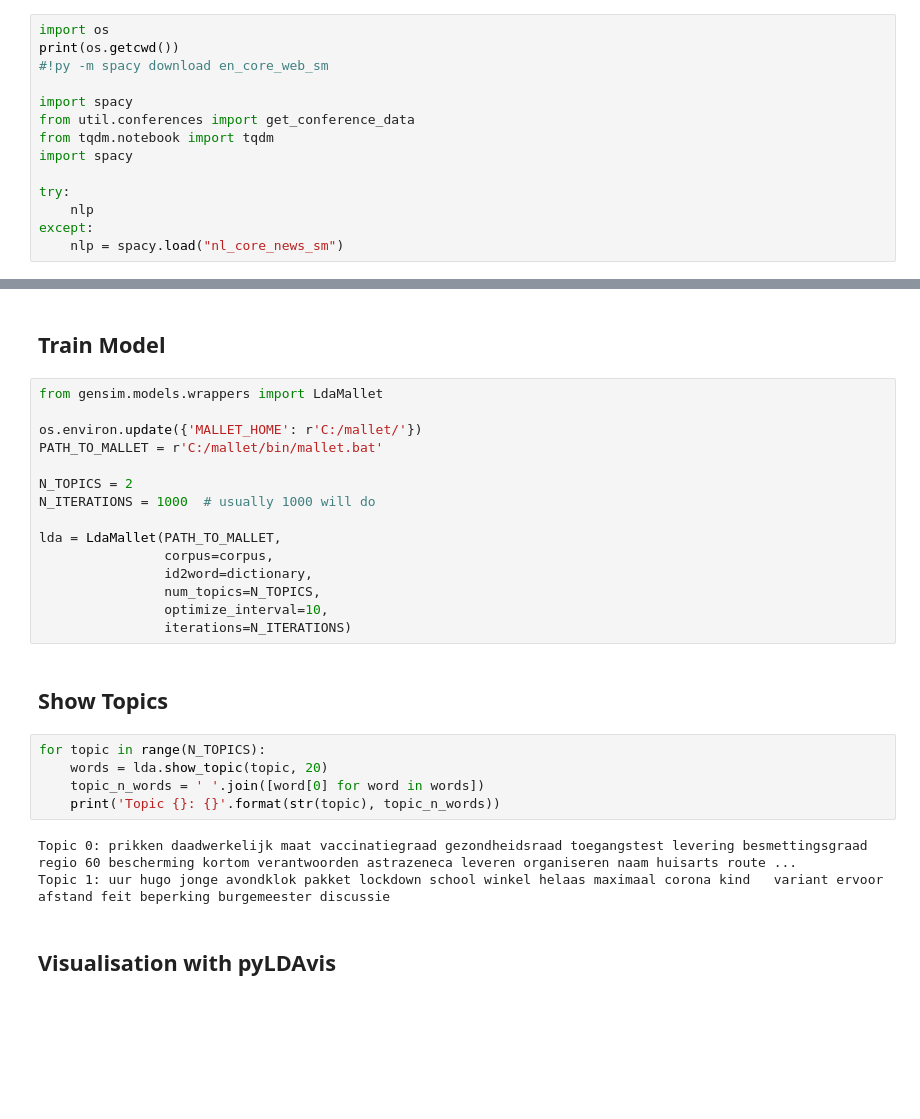
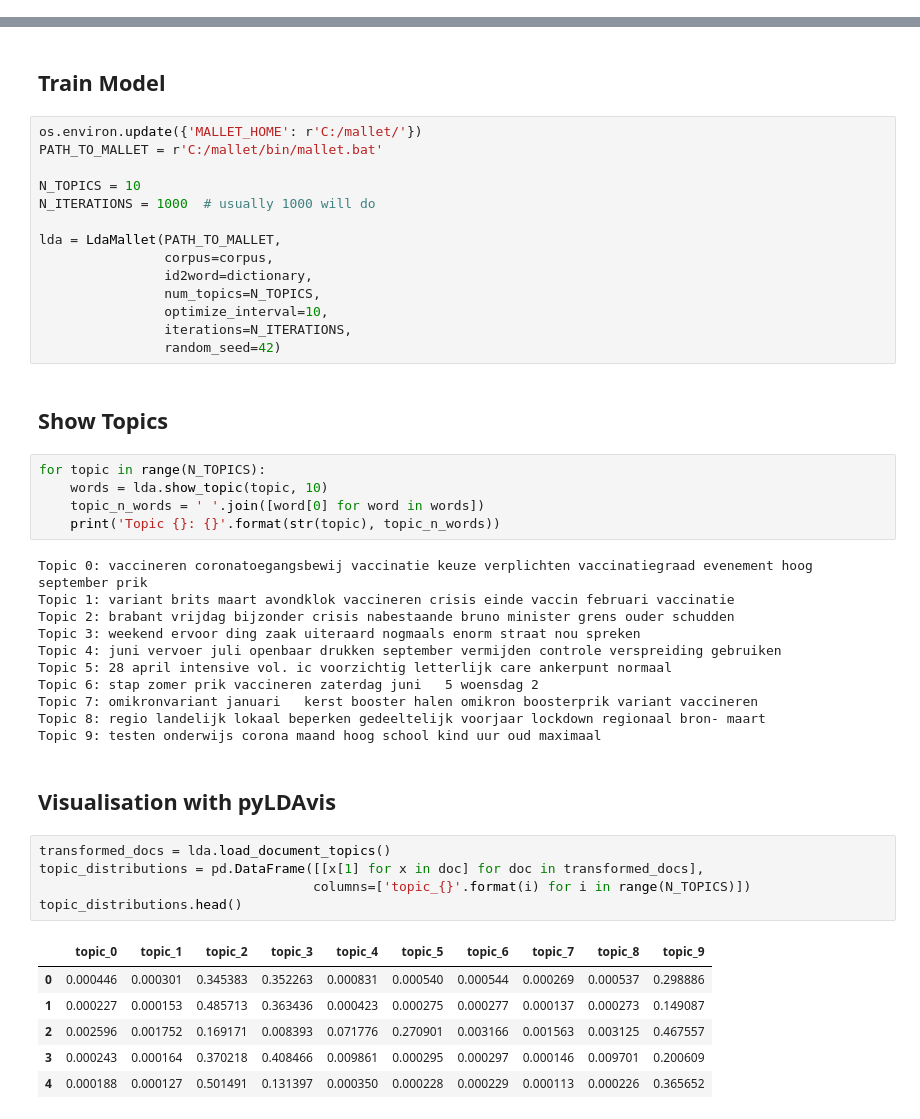
Before and after one commit to matthiasmeester/dm_project, a Jupyter notebook: src/analyses/Topic Modeling Visualisation.ipynb, the cells around one changed output, grey strips where cells are left out. Drawn from its saved outputs; the diff is of its cells as text; blank space fills up the shorter version.

```diff
--- a/src/analyses/Topic Modeling Visualisation.ipynb
+++ b/src/analyses/Topic Modeling Visualisation.ipynb
@@ -5,17 +5,3 @@ After preprocessing we have to vectorize our preprocessed text and train our top
 </div>
 # %% [markdown]
 ## Imports
-# %%
-import os
-print(os.getcwd())
-#!py -m spacy download en_core_web_sm
-
-import spacy
-from util.conferences import get_conference_data
-from tqdm.notebook import tqdm
-import spacy
-
-try:
-    nlp
-except:
-    nlp = spacy.load("nl_core_news_sm")
@@ -59,12 +69,10 @@ dictionary
 # %% [markdown]
 ## Train Model
 # %%
-from gensim.models.wrappers import LdaMallet
-
 os.environ.update({'MALLET_HOME': r'C:/mallet/'})
 PATH_TO_MALLET = r'C:/mallet/bin/mallet.bat'
 
-N_TOPICS = 2
+N_TOPICS = 10
 N_ITERATIONS = 1000  # usually 1000 will do
 
 lda = LdaMallet(PATH_TO_MALLET,
@@ -72,17 +80,38 @@ lda = LdaMallet(PATH_TO_MALLET,
                 id2word=dictionary,
                 num_topics=N_TOPICS,
                 optimize_interval=10,
-                iterations=N_ITERATIONS)
+                iterations=N_ITERATIONS,
+                random_seed=42)
 # %% [markdown]
 ## Show Topics
 # %%
 for topic in range(N_TOPICS):
-    words = lda.show_topic(topic, 20)
+    words = lda.show_topic(topic, 10)
     topic_n_words = ' '.join([word[0] for word in words])
     print('Topic {}: {}'.format(str(topic), topic_n_words))
 # %% [output]
-Topic 0: prikken daadwerkelijk maat vaccinatiegraad gezondheidsraad toegangstest levering besmettingsgraad regio 60 bescherming kortom verantwoorden astrazeneca leveren organiseren naam huisarts route ...
-Topic 1: uur hugo jonge avondklok pakket lockdown school winkel helaas maximaal corona kind   variant ervoor afstand feit beperking burgemeester discussie
+Topic 0: vaccineren coronatoegangsbewij vaccinatie keuze verplichten vaccinatiegraad evenement hoog september prik
+Topic 1: variant brits maart avondklok vaccineren crisis einde vaccin februari vaccinatie
+Topic 2: brabant vrijdag bijzonder crisis nabestaande bruno minister grens ouder schudden
+Topic 3: weekend ervoor ding zaak uiteraard nogmaals enorm straat nou spreken
+Topic 4: juni vervoer juli openbaar drukken september vermijden controle verspreiding gebruiken
+Topic 5: 28 april intensive vol. ic voorzichtig letterlijk care ankerpunt normaal
+Topic 6: stap zomer prik vaccineren zaterdag juni   5 woensdag 2
+Topic 7: omikronvariant januari   kerst booster halen omikron boosterprik variant vaccineren
+Topic 8: regio landelijk lokaal beperken gedeeltelijk voorjaar lockdown regionaal bron- maart
+Topic 9: testen onderwijs corona maand hoog school kind uur oud maximaal
 # %% [markdown]
 ## Visualisation with pyLDAvis
+# %%
+transformed_docs = lda.load_document_topics()
+topic_distributions = pd.DataFrame([[x[1] for x in doc] for doc in transformed_docs],
+                                   columns=['topic_{}'.format(i) for i in range(N_TOPICS)])
+topic_distributions.head()
+# %% [output]
+|  | topic_0 | topic_1 | topic_2 | topic_3 | topic_4 | topic_5 | topic_6 | topic_7 | topic_8 | topic_9 |
+| 0 | 0.000446 | 0.000301 | 0.345383 | 0.352263 | 0.000831 | 0.000540 | 0.000544 | 0.000269 | 0.000537 | 0.298886 |
+| 1 | 0.000227 | 0.000153 | 0.485713 | 0.363436 | 0.000423 | 0.000275 | 0.000277 | 0.000137 | 0.000273 | 0.149087 |
+| 2 | 0.002596 | 0.001752 | 0.169171 | 0.008393 | 0.071776 | 0.270901 | 0.003166 | 0.001563 | 0.003125 | 0.467557 |
+| 3 | 0.000243 | 0.000164 | 0.370218 | 0.408466 | 0.009861 | 0.000295 | 0.000297 | 0.000146 | 0.009701 | 0.200609 |
+| 4 | 0.000188 | 0.000127 | 0.501491 | 0.131397 | 0.000350 | 0.000228 | 0.000229 | 0.000113 | 0.000226 | 0.365652 |
 # %%
```
Also changed, not shown: parts of 13 cells of this notebook, 3 other files.
